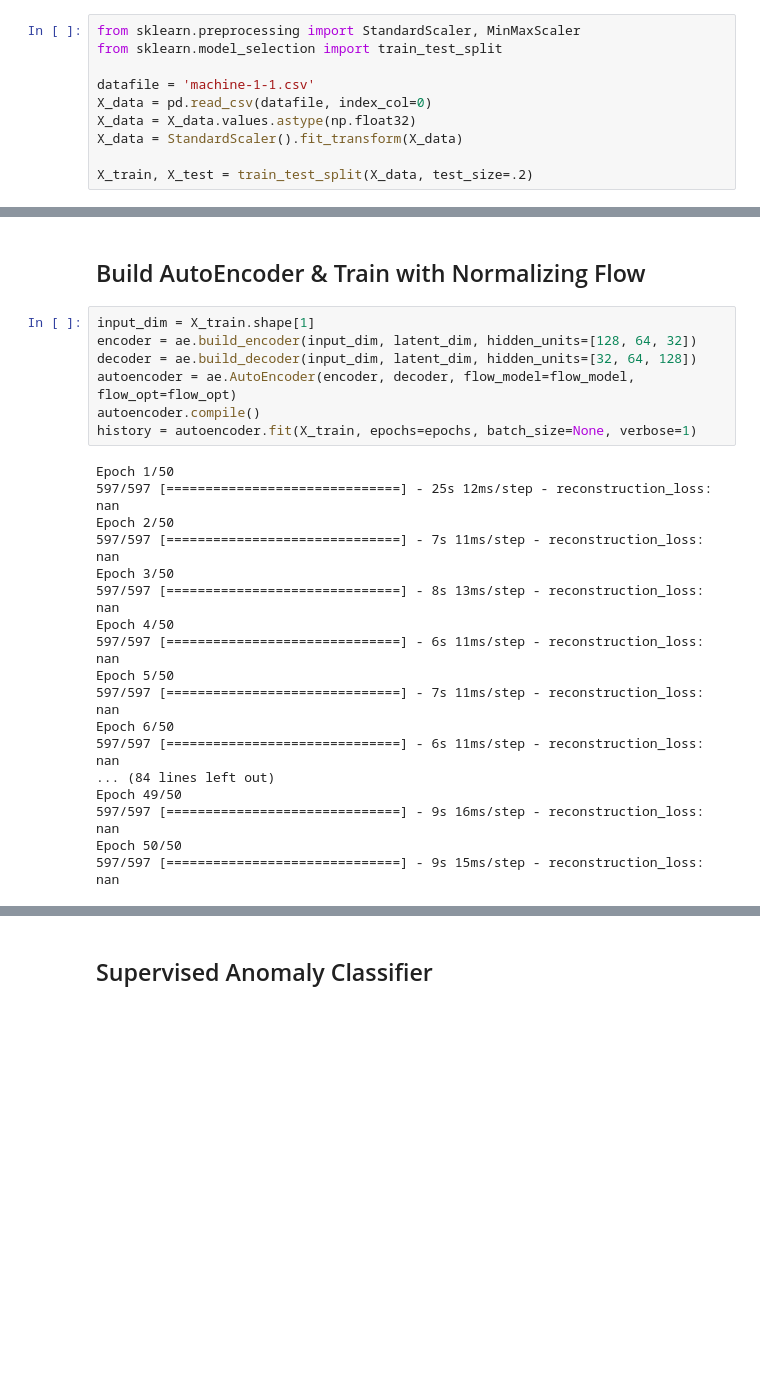
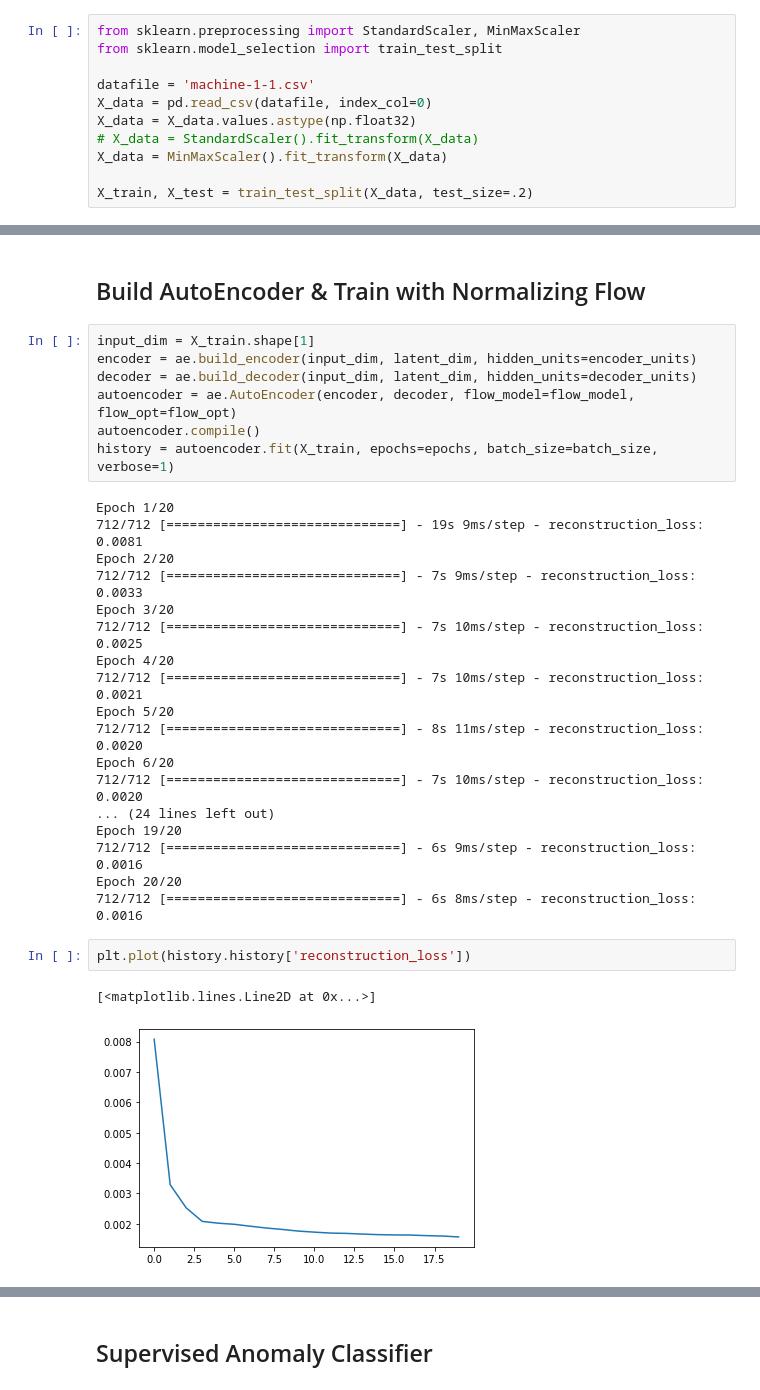
Before and after one commit to VUZhuangweiKang/VU-AD, a Jupyter notebook: normalizingflows/vuad.ipynb, the cells around one changed output, grey strips where cells are left out. Cells and saved outputs as stored; diff of their text form; blank space fills up the shorter version.

```diff
--- a/normalizingflows/vuad.ipynb
+++ b/normalizingflows/vuad.ipynb
@@ -23,6 +26,7 @@ from sklearn.model_selection import train_test_split
 datafile = 'machine-1-1.csv'
 X_data = pd.read_csv(datafile, index_col=0)
 X_data = X_data.values.astype(np.float32)
-X_data = StandardScaler().fit_transform(X_data)
+# X_data = StandardScaler().fit_transform(X_data)
+X_data = MinMaxScaler().fit_transform(X_data)
 
 X_train, X_test = train_test_split(X_data, test_size=.2)
@@ -47,26 +57,31 @@ plot_contour_prob([flow_model], scale_fig=6, title=[tf.nn.relu])
 ## Build AutoEncoder & Train with Normalizing Flow
 # %%
 input_dim = X_train.shape[1]
-encoder = ae.build_encoder(input_dim, latent_dim, hidden_units=[128, 64, 32])
-decoder = ae.build_decoder(input_dim, latent_dim, hidden_units=[32, 64, 128])
+encoder = ae.build_encoder(input_dim, latent_dim, hidden_units=encoder_units)
+decoder = ae.build_decoder(input_dim, latent_dim, hidden_units=decoder_units)
 autoencoder = ae.AutoEncoder(encoder, decoder, flow_model=flow_model, flow_opt=flow_opt)
 autoencoder.compile()
-history = autoencoder.fit(X_train, epochs=epochs, batch_size=None, verbose=1)
+history = autoencoder.fit(X_train, epochs=epochs, batch_size=batch_size, verbose=1)
 # %% [output]
-Epoch 1/50
-597/597 [==============================] - 25s 12ms/step - reconstruction_loss: nan
-Epoch 2/50
-597/597 [==============================] - 7s 11ms/step - reconstruction_loss: nan
-Epoch 3/50
-597/597 [==============================] - 8s 13ms/step - reconstruction_loss: nan
-Epoch 4/50
-597/597 [==============================] - 6s 11ms/step - reconstruction_loss: nan
-Epoch 5/50
-597/597 [==============================] - 7s 11ms/step - reconstruction_loss: nan
-Epoch 6/50
-597/597 [==============================] - 6s 11ms/step - reconstruction_loss: nan
-... (84 lines left out)
-Epoch 49/50
-597/597 [==============================] - 9s 16ms/step - reconstruction_loss: nan
-Epoch 50/50
-597/597 [==============================] - 9s 15ms/step - reconstruction_loss: nan
+Epoch 1/20
+712/712 [==============================] - 19s 9ms/step - reconstruction_loss: 0.0081
+Epoch 2/20
+712/712 [==============================] - 7s 9ms/step - reconstruction_loss: 0.0033
+Epoch 3/20
+712/712 [==============================] - 7s 10ms/step - reconstruction_loss: 0.0025
+Epoch 4/20
+712/712 [==============================] - 7s 10ms/step - reconstruction_loss: 0.0021
+Epoch 5/20
+712/712 [==============================] - 8s 11ms/step - reconstruction_loss: 0.0020
+Epoch 6/20
+712/712 [==============================] - 7s 10ms/step - reconstruction_loss: 0.0020
+... (24 lines left out)
+Epoch 19/20
+712/712 [==============================] - 6s 9ms/step - reconstruction_loss: 0.0016
+Epoch 20/20
+712/712 [==============================] - 6s 8ms/step - reconstruction_loss: 0.0016
+# %%
+plt.plot(history.history['reconstruction_loss'])
+# %% [output]
+[<matplotlib.lines.Line2D at 0x...>]
+[figure, added]
```
Also changed, not shown: parts of 14 cells of this notebook, 5 other files.
